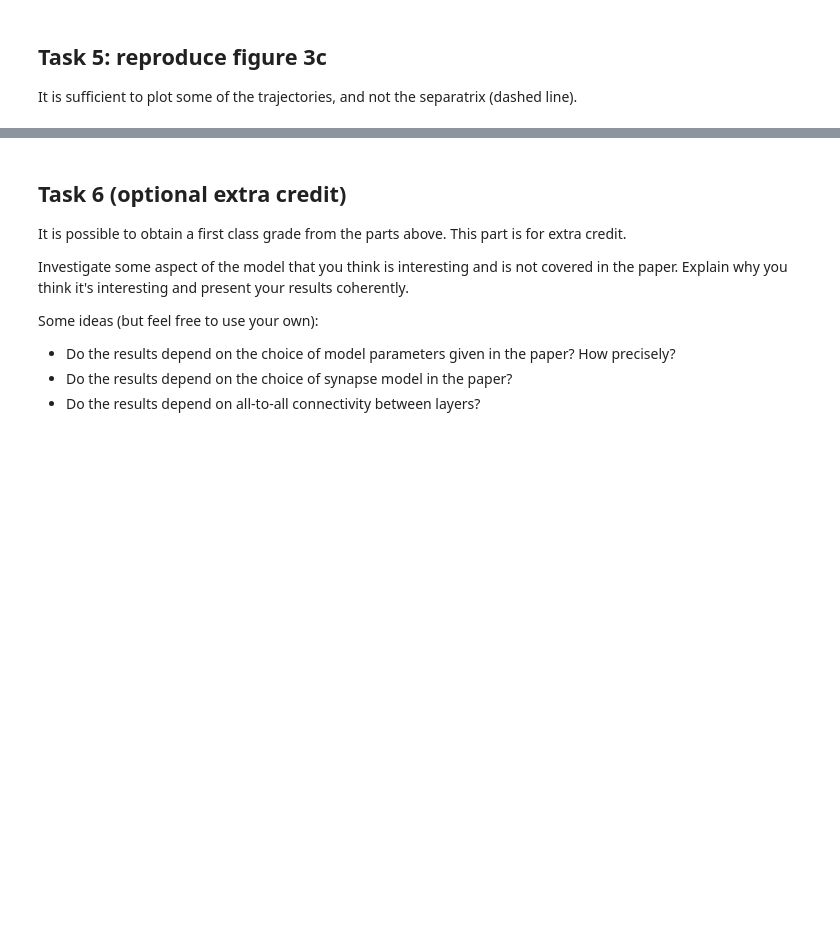
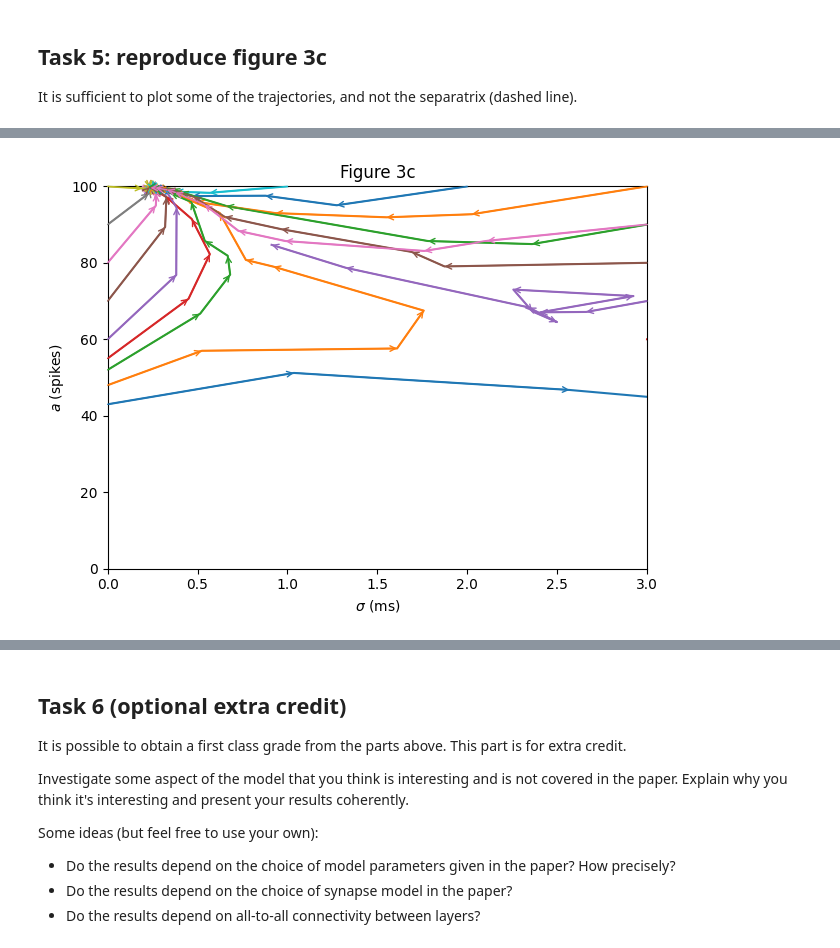
Before and after one commit to yayyzan/NeuroForML-CW1, a Jupyter notebook: synfire_no_answers.ipynb, the cells around one changed output, grey strips where cells are left out. Saved outputs shown, nothing was run; the diff lists cells and outputs as text; code cells hidden in the pictures; blank space fills up the shorter version.

```diff
--- a/synfire_no_answers.ipynb
+++ b/synfire_no_answers.ipynb
@@ -436,0 +462,90 @@ plt.tight_layout()
+# %%
+starting_points = [
+    (43, 0), (48, 0), (52, 0), (55, 0), (60, 0), (70, 0), (80, 0), (90, 0),
+    (100, 0), (100, 1), (100, 2), (100, 3), (90, 3), (60, 3), (70, 3),
+    (80, 3), (90, 3)
+]
+
+repeats = 0        # Number of repetitions to average the calculation, smoothing the trajectory and reducing noise impact
+dt = 0.1            # Time step in milliseconds
+num_neurons = 100   # Number of neurons in the simulated layer
+offset = 100        # Offset to ensure that spike times are positive and within the given timeframe
+
+
+def calculate_mean_values(num_neurons, repeats, s):
+    """
+    Calculate the mean values of alpha (spike probability) and sigma (spike timing spread)
+    over multiple simulation runs to smooth noise and obtain reliable average values.
+
+    Parameters:
+        num_neurons (int): Number of neurons in the neural layer.
+        repeats (int): Number of repetitions to average the results.
+        s (numpy.ndarray): Input spike matrix representing a burst of spikes.
+
+    Returns:
+        tuple:
+            - mean_alpha (float): Mean of calculated alpha values across runs, indicating
+                                  the proportion of neurons that spike.
+            - mean_sigma (float): Mean of calculated sigma values, representing the spread
+                                  of spike timings.
+            - s_1 (numpy.ndarray): Final spike matrix after `simulate_layer` for reference.
+    """
+    a_sum = 0         # Accumulated sum of spike probabilities over repeats
+    sigma_sum = 0     # Accumulated sum of spread values over repeats
+
+    for _ in range(repeats):
+        # Spread input spikes to all neurons
+        s_1 = all_to_all(s)
+
+        # Simulate neuron layer response to input spikes
+        _, s_1 = simulate_layer(num_neurons=num_neurons, spikes_in=s_1, noise=True,
+                                num_time_steps=400, delay=0)
+
+        # Calculate alpha (spike probability) and sigma (spread) for current run
+        alpha_temp, sigma_temp = estimate_pulse_parameters(s_1, num_neurons)
+
+        # Convert alpha to integer neuron count
+        a_temp = int(alpha_temp * num_neurons)
+
+        # Accumulate alpha and sigma values
+        a_sum += a_temp
+        sigma_sum += sigma_temp
+
+    # Return average values and the final spike matrix
+    return a_sum / repeats, sigma_sum / repeats, s_1
+
+
+# Iterate over each starting point to simulate and plot spike trajectories
+for idx, (a, sigma) in enumerate(starting_points):
+    # Initialize lists to record alpha (A) and sigma values (SIGMA) for each point
+    A, SIGMA = [a], [sigma]
+
+    # Generate an initial burst of spikes for the specified number of active neurons (a) and sigma
+    s = input_burst(num_neurons=num_neurons, num_active=a, offset=offset, sigma=sigma,
+                    dt=dt, num_time_steps=400)
+
+    # Repeat the calculation to capture the trajectory of alpha and sigma values
+    for _ in range(10):
+        # Append current values to record lists
+        A.append(a)
+        SIGMA.append(sigma)
+
+        # Calculate mean alpha and sigma for the current parameters
+        a, sigma, s = calculate_mean_values(num_neurons, repeats, s)
+
+    # Plot alpha vs. sigma trajectory for the current starting point
+    plt.plot(SIGMA, A, c=f'C{idx}')
+
+    # Add arrows to indicate progression along the trajectory
+    for i in range(len(SIGMA) - 1):
+        plt.annotate('', (SIGMA[i + 1], A[i + 1]), xytext=(SIGMA[i], A[i]),
+                     arrowprops=dict(arrowstyle='->', shrinkA=0, shrinkB=0, color=f'C{idx}'))
+
+print("Due to the random nature of noise, different plots may appear everytime this block is ran")
+plt.xlim(0, 3)
+plt.ylim(0, 100)
+plt.xlabel(r'$\sigma$ (ms)')
+plt.ylabel('$a$ (spikes)')
+plt.title('Figure 3c')
+plt.tight_layout()
+# %% [output]
@@ -437,3 +553,4 @@ plt.tight_layout()
+[figure, added]
 # %% [markdown]
 Expected results:
 
```
Also changed, not shown: parts of 23 cells of this notebook.
